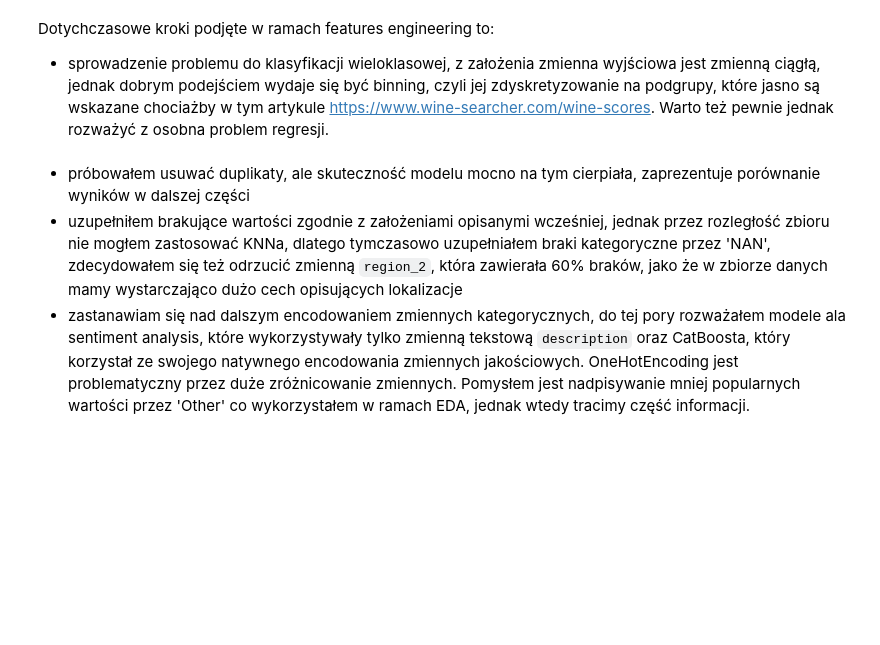
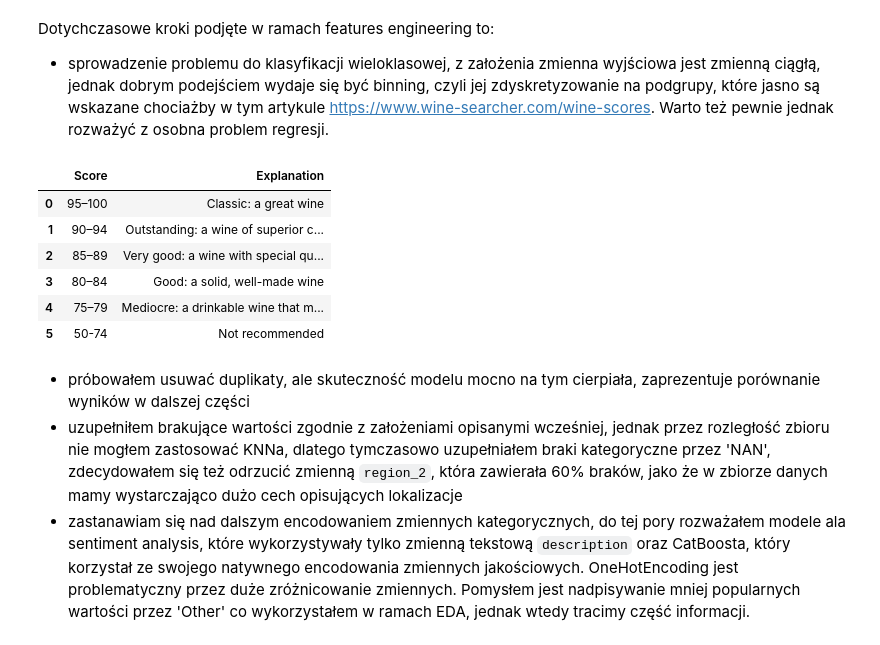
Before and after one commit to directtt/nlp-wine-reviews-prediction, a Jupyter notebook: raport.ipynb, the cells around one changed output. Cells and saved outputs as stored; diff of their text form; code cells hidden in the pictures; blank space fills up the shorter version.

```diff
--- a/raport.ipynb
+++ b/raport.ipynb
@@ -44,3 +45,21 @@ wine_scores
+# %%
+scores = [['95–100', 'Classic: a great wine'],
+          ['90–94', 'Outstanding: a wine of superior character and style'],
+          ['85–89', 'Very good: a wine with special qualities'],
+          ['80–84', 'Good: a solid, well-made wine'],
+          ['75–79', 'Mediocre: a drinkable wine that may have minor flaws'],
+          ['50-74', 'Not recommended']]
+wine_scores = pd.DataFrame(columns=['Score', 'Explanation'], data=scores)
+
+wine_scores
+# %% [output]
+|  | Score | Explanation |
+| 0 | 95–100 | Classic: a great wine |
+| 1 | 90–94 | Outstanding: a wine of superior c... |
+| 2 | 85–89 | Very good: a wine with special qu... |
+| 3 | 80–84 | Good: a solid, well-made wine |
+| 4 | 75–79 | Mediocre: a drinkable wine that m... |
+| 5 | 50-74 | Not recommended |
 # %% [markdown]
 - próbowałem usuwać duplikaty, ale skuteczność modelu mocno na tym cierpiała, zaprezentuje porównanie wyników w dalszej części
 - uzupełniłem brakujące wartości zgodnie z założeniami opisanymi wcześniej, jednak przez rozległość zbioru nie mogłem zastosować KNNa, dlatego tymczasowo uzupełniałem braki kategoryczne przez 'NAN', zdecydowałem się też odrzucić zmienną `region_2`, która zawierała 60% braków, jako że w zbiorze danych mamy wystarczająco dużo cech opisujących lokalizacje
```
Also changed, not shown: parts of 41 cells of this notebook.
